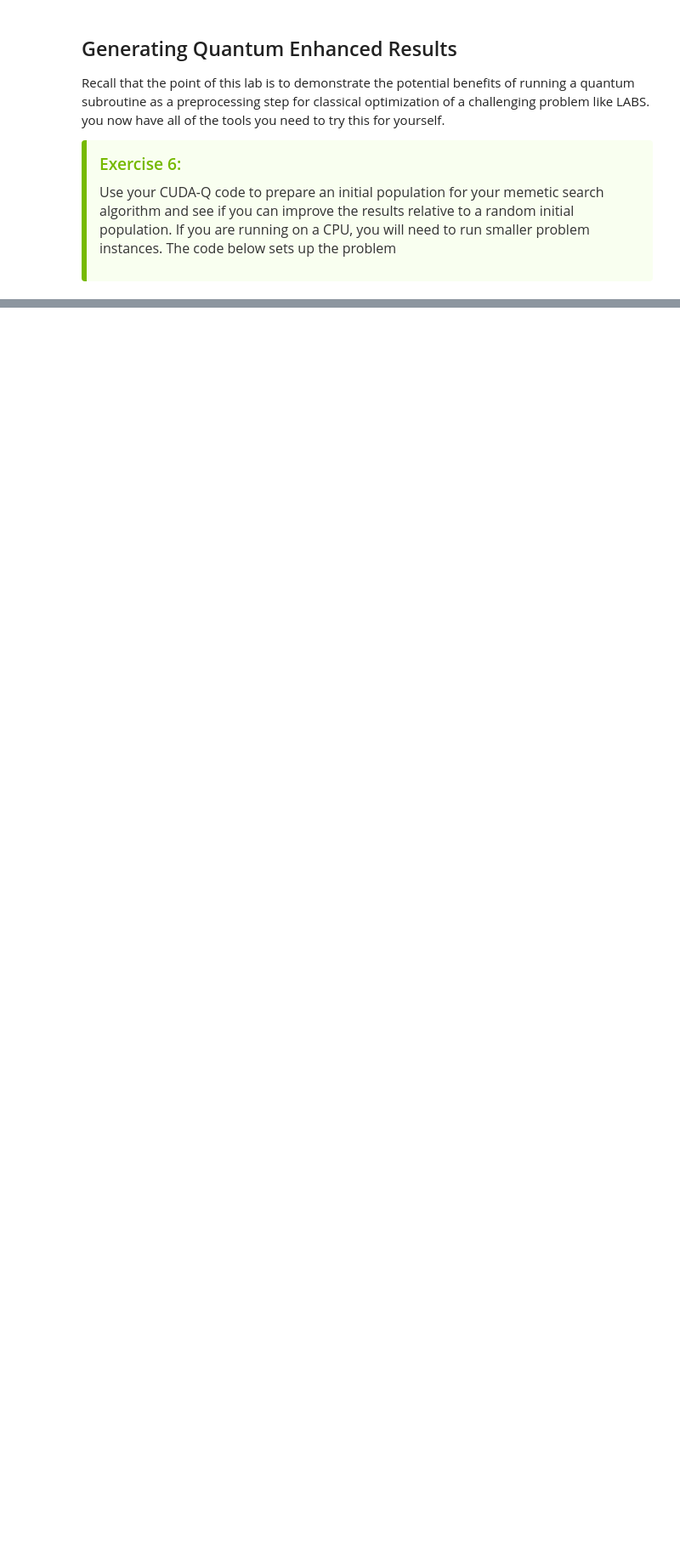
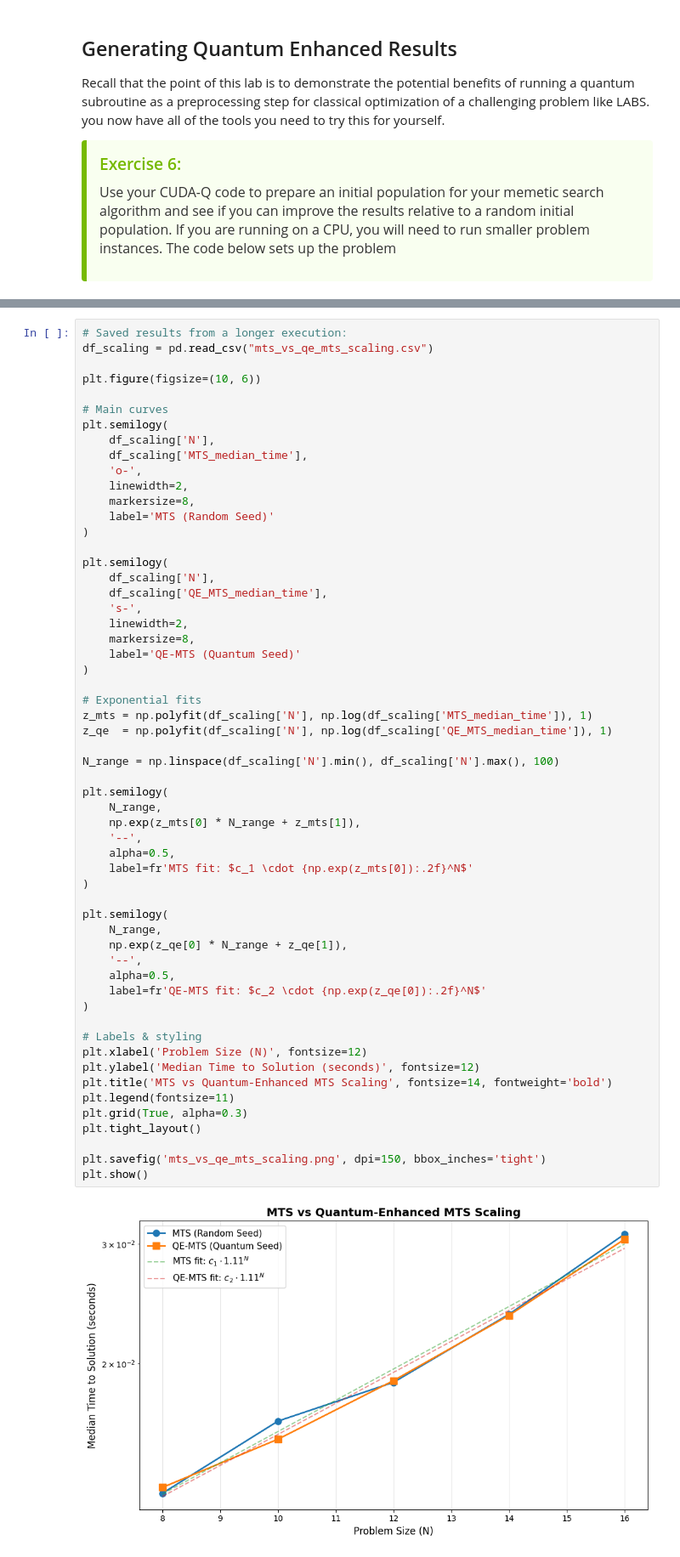
Before and after one commit to KevinJoven11/2026-NVIDIA, a Jupyter notebook: tutorial_notebook/01_quantum_enhanced_optimization_LABS.ipynb, the cells around one changed output, grey strips where cells are left out. Shown at 85% size. Drawn from its saved outputs; the diff is of its cells as text; blank space fills up the shorter version.

```diff
--- a/tutorial_notebook/01_quantum_enhanced_optimization_LABS.ipynb
+++ b/tutorial_notebook/01_quantum_enhanced_optimization_LABS.ipynb
@@ -285,3 +2464,62 @@ Use your CUDA-Q code to prepare an initial population for your memetic search al
+# %%
+# Saved results from a longer execution:
+df_scaling = pd.read_csv("mts_vs_qe_mts_scaling.csv")
+
+plt.figure(figsize=(10, 6))
+
+# Main curves
+plt.semilogy(
+    df_scaling['N'],
+    df_scaling['MTS_median_time'],
+    'o-',
+    linewidth=2,
+    markersize=8,
+    label='MTS (Random Seed)'
+)
+
+plt.semilogy(
+    df_scaling['N'],
+    df_scaling['QE_MTS_median_time'],
+    's-',
+    linewidth=2,
+    markersize=8,
+    label='QE-MTS (Quantum Seed)'
+)
+
+# Exponential fits
+z_mts = np.polyfit(df_scaling['N'], np.log(df_scaling['MTS_median_time']), 1)
+z_qe  = np.polyfit(df_scaling['N'], np.log(df_scaling['QE_MTS_median_time']), 1)
+
+N_range = np.linspace(df_scaling['N'].min(), df_scaling['N'].max(), 100)
+
+plt.semilogy(
+    N_range,
+    np.exp(z_mts[0] * N_range + z_mts[1]),
+    '--',
+    alpha=0.5,
+    label=fr'MTS fit: $c_1 \cdot {np.exp(z_mts[0]):.2f}^N$'
+)
+
+plt.semilogy(
+    N_range,
+    np.exp(z_qe[0] * N_range + z_qe[1]),
+    '--',
+    alpha=0.5,
+    label=fr'QE-MTS fit: $c_2 \cdot {np.exp(z_qe[0]):.2f}^N$'
+)
+
+# Labels & styling
+plt.xlabel('Problem Size (N)', fontsize=12)
+plt.ylabel('Median Time to Solution (seconds)', fontsize=12)
+plt.title('MTS vs Quantum-Enhanced MTS Scaling', fontsize=14, fontweight='bold')
+plt.legend(fontsize=11)
+plt.grid(True, alpha=0.3)
+plt.tight_layout()
+
+plt.savefig('mts_vs_qe_mts_scaling.png', dpi=150, bbox_inches='tight')
+plt.show()
+# %% [output]
+[figure, added]
 # %% [markdown]
 The results clearly show that a population sampled from CUDA-Q results in an improved distribution and a lower energy final result. This is exactly the goal of quantum enhanced optimization.  To not necessarily solve the problem, but improve the effectiveness of state-of-the-art classical approaches.
 
```
Also changed, not shown: parts of 29 cells of this notebook.
